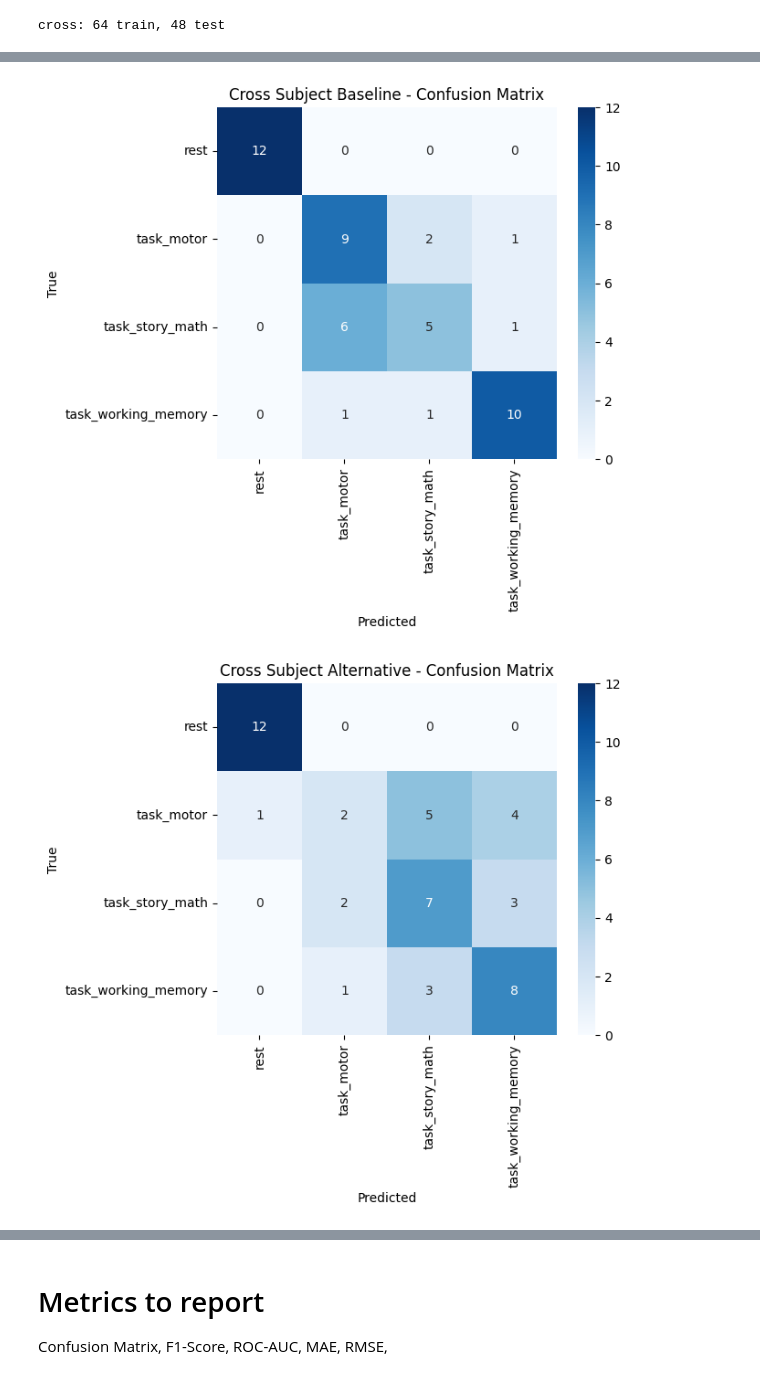
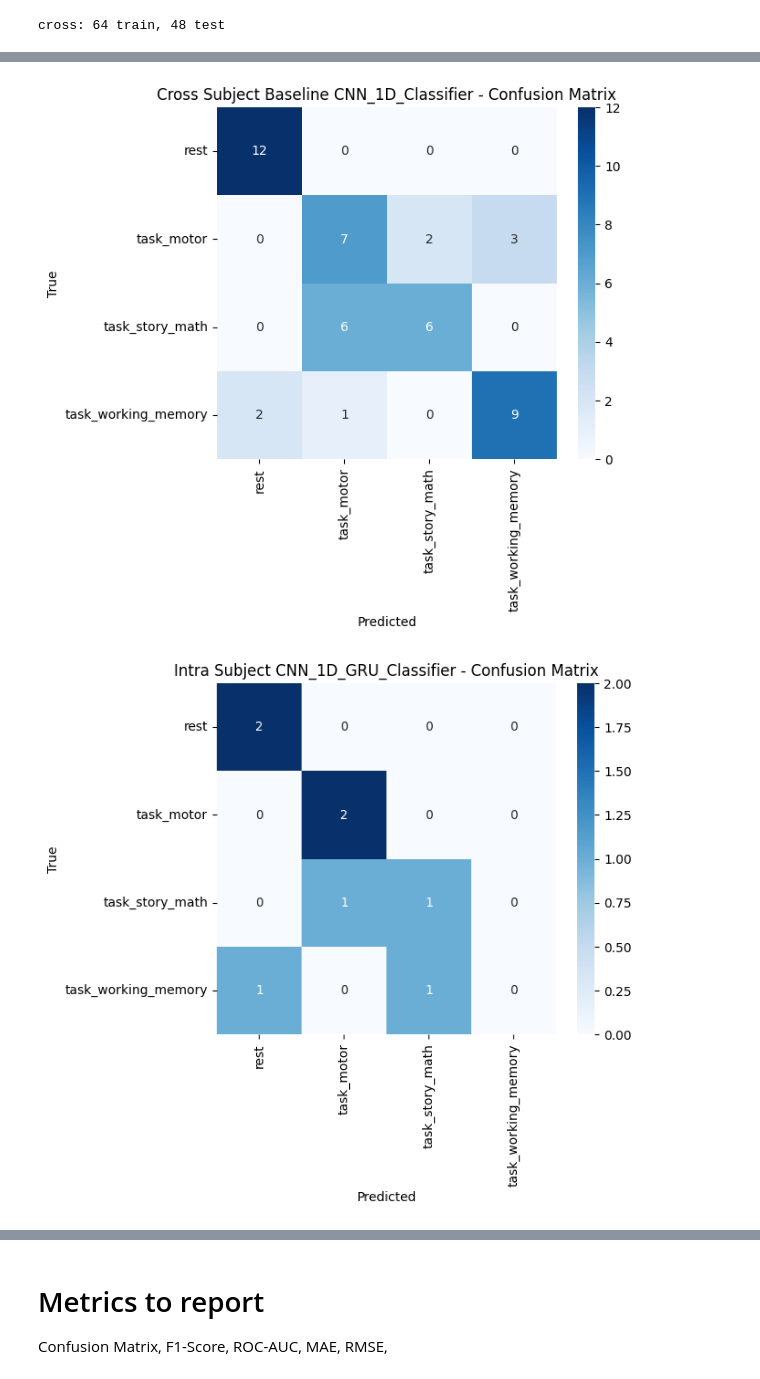
Before and after one commit to kianniek/UU_DeepLearning_Assignment_2, a Jupyter notebook: notebooks/main.ipynb, the cells around one changed output, grey strips where cells are left out. Cells and saved outputs as stored; diff of their text form; code cells hidden in the pictures.

```diff
--- a/notebooks/main.ipynb
+++ b/notebooks/main.ipynb
@@ -512,0 +504,4 @@ Epoch 50/50 - Train Loss: 0.4249 - Train Acc: 1.0000 - Test Loss: 0.4017 - Test
+# %%
+print("running intra-subject training for CNN_1D_Classifier")
+intra_model_1D_Classifier = build_model_1D_Classifier()
+intra_subject_results_1D_Classifier = train_model(intra_model_1D_Classifier, intra_train_loader, intra_test_loader, num_epochs=50)
@@ -513,5 +526,5 @@ Epoch 50/50 - Train Loss: 0.4249 - Train Acc: 1.0000 - Test Loss: 0.4017 - Test
 # %%
-print("running cross-subject training")
-cross_model = build_model()
-cross_subject_results = train_model(cross_model, cross_train_loader, cross_test_loader, num_epochs=50)
+print("running cross-subject training for CNN_1D_Classifier")
+cross_model_1D_Classifier = build_model_1D_Classifier()
+cross_subject_results_1D_Classifier = train_model(cross_model_1D_Classifier, cross_train_loader, cross_test_loader, num_epochs=50)
 # %% [output]
@@ -534,0 +548,5 @@ Epoch 50/50 - Train Loss: 0.4168 - Train Acc: 1.0000 - Test Loss: 0.8376 - Test
+# %%
+
+print("running intra-subject training for CNN_1D_GRU_Classifier")
+intra_model_1D_GRU_Classifier = build_model_1D_GRU_Classifier()
+intra_subject_results_1D_GRU_Classifier = train_model(intra_model_1D_GRU_Classifier, intra_train_loader, intra_test_loader, num_epochs=50)
@@ -534,0 +571,4 @@ Epoch 50/50 - Train Loss: 0.4168 - Train Acc: 1.0000 - Test Loss: 0.8376 - Test
+# %%
+print("running cross-subject training for CNN_1D_GRU_Classifier")
+cross_model_1D_GRU_Classifier = build_model_1D_GRU_Classifier()
+cross_subject_results_1D_GRU_Classifier = train_model(cross_model_1D_GRU_Classifier, cross_train_loader, cross_test_loader, num_epochs=50)
@@ -609,7 +668,8 @@ def plot_confusion_matrix(model, test_loader, title):
     plt.savefig(f"../reports/figures/cm_{title.replace(' ', '_')}.png")
     plt.show()
 
-plot_confusion_matrix(intra_model, intra_test_loader, 'Intra Subject Baseline CNN_1D_Classifier')
-plot_confusion_matrix(cross_model, cross_test_loader, 'Cross Subject Baseline CNN_1D_Classifier')
-plot_confusion_matrix(alt_model, cross_test_loader, 'Cross Subject CNN_GRU_Classifier')
+plot_confusion_matrix(intra_model_1D_Classifier, intra_test_loader, 'Intra Subject Baseline CNN_1D_Classifier')
+plot_confusion_matrix(cross_model_1D_Classifier, cross_test_loader, 'Cross Subject Baseline CNN_1D_Classifier')
+plot_confusion_matrix(intra_model_1D_GRU_Classifier, intra_test_loader, 'Intra Subject CNN_1D_GRU_Classifier')
+plot_confusion_matrix(cross_model_1D_GRU_Classifier, cross_test_loader, 'Cross Subject CNN_1D_GRU_Classifier')
 # %% [output]
@@ -617,2 +677,2 @@ plot_confusion_matrix(alt_model, cross_test_loader, 'Cross Subject CNN_GRU_Class
-[figure, old version]
+[figure, new version]
-[figure, old version]
+[figure, new version]
```
Also changed, not shown: parts of 11 cells of this notebook, 15 other files.
